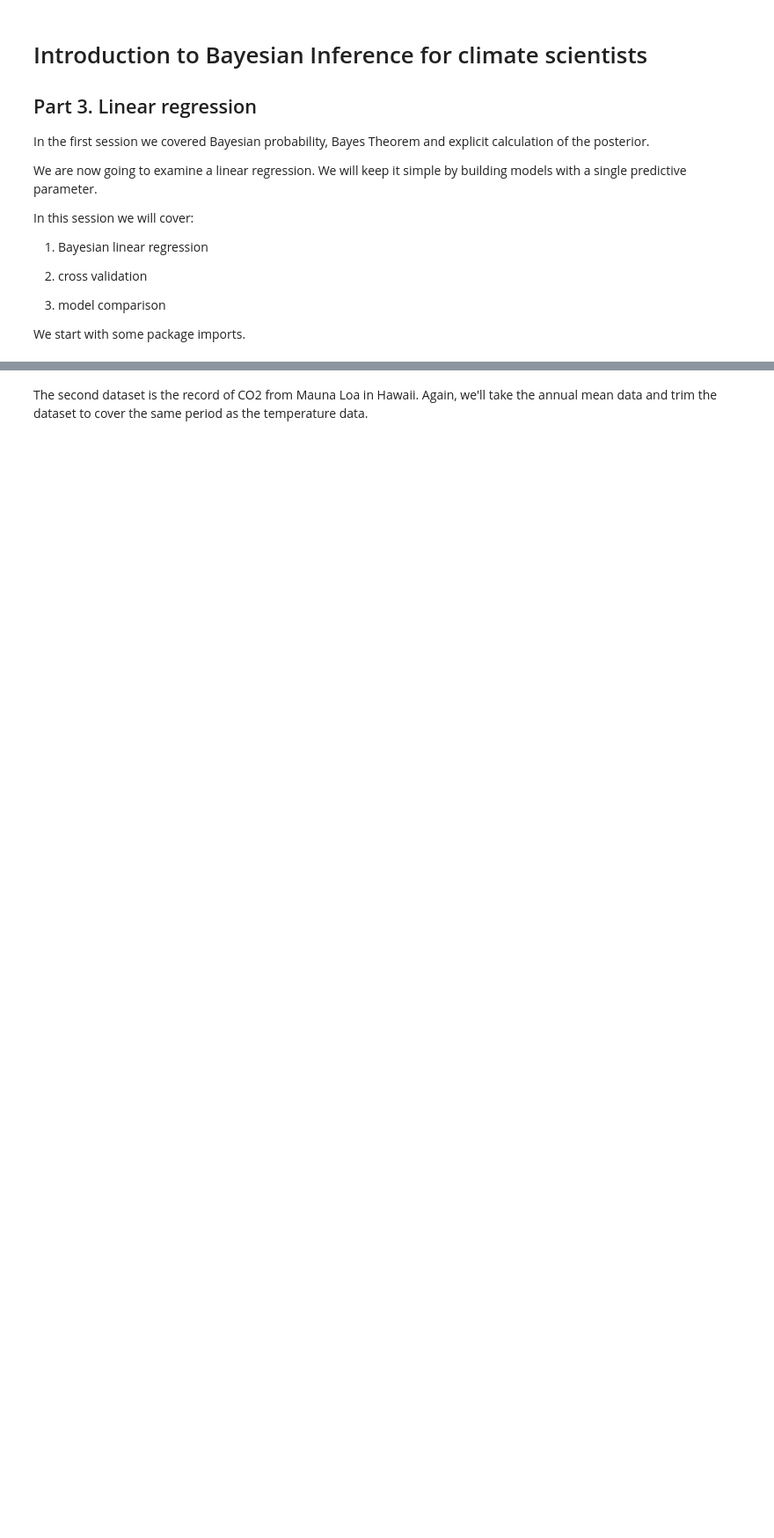
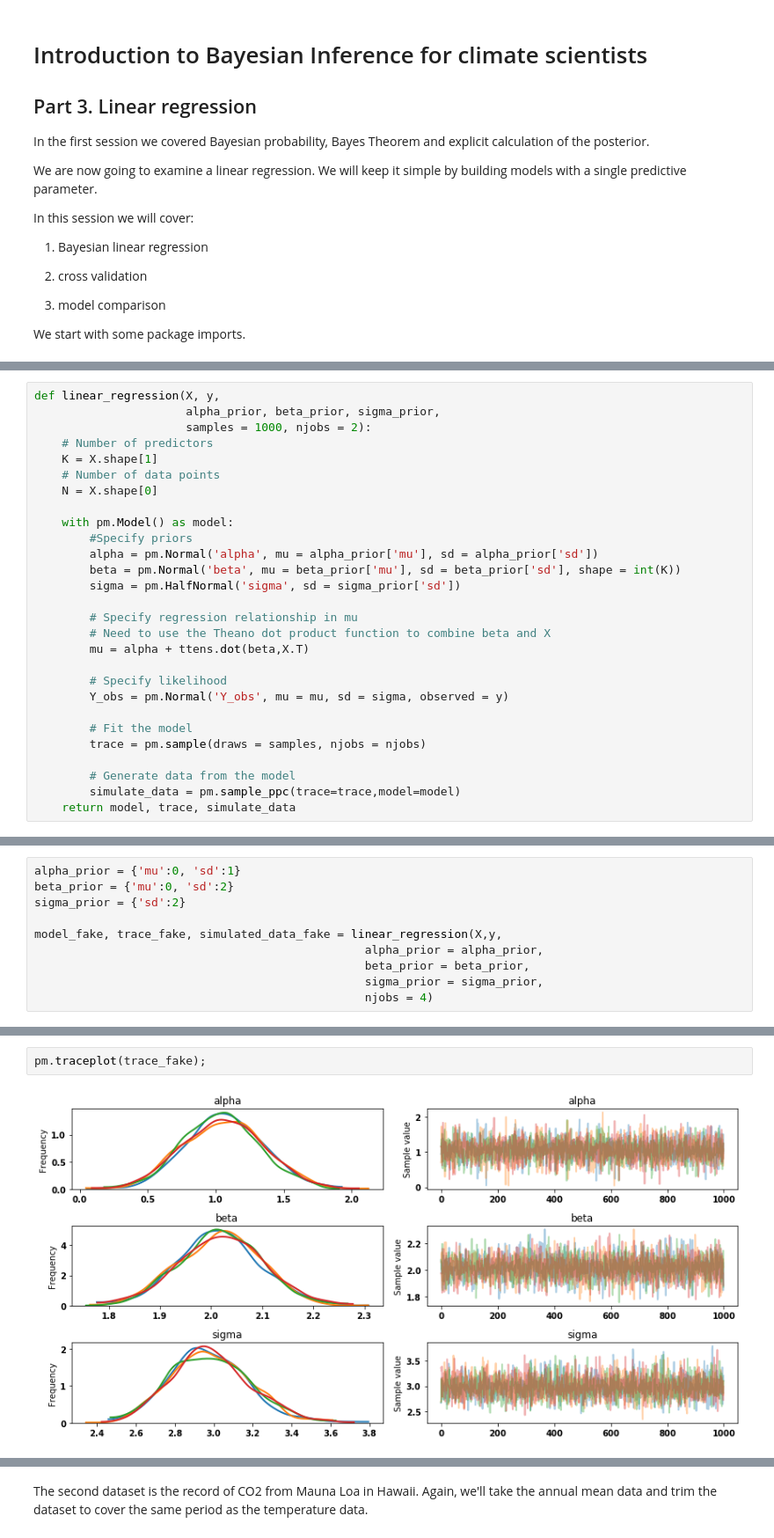
Before and after one commit to braaannigan/bayesian_intro, a Jupyter notebook: _03_regression.ipynb, the cells around one changed output, grey strips where cells are left out. Shown at 88% size. Saved outputs shown, nothing was run; the diff lists cells and outputs as text; blank space fills up the shorter version.

```diff
--- a/_03_regression.ipynb
+++ b/_03_regression.ipynb
@@ -39,0 +108,28 @@ hv.notebook_extension('bokeh')
+# %%
+def linear_regression(X, y,
+                      alpha_prior, beta_prior, sigma_prior,
+                      samples = 1000, njobs = 2):
+    # Number of predictors
+    K = X.shape[1]
+    # Number of data points
+    N = X.shape[0]
+
+    with pm.Model() as model:
+        #Specify priors
+        alpha = pm.Normal('alpha', mu = alpha_prior['mu'], sd = alpha_prior['sd'])
+        beta = pm.Normal('beta', mu = beta_prior['mu'], sd = beta_prior['sd'], shape = int(K))
+        sigma = pm.HalfNormal('sigma', sd = sigma_prior['sd'])
+
+        # Specify regression relationship in mu
+        # Need to use the Theano dot product function to combine beta and X
+        mu = alpha + ttens.dot(beta,X.T)
+
+        # Specify likelihood
+        Y_obs = pm.Normal('Y_obs', mu = mu, sd = sigma, observed = y)
+
+        # Fit the model
+        trace = pm.sample(draws = samples, njobs = njobs)
+
+        # Generate data from the model
+        simulate_data = pm.sample_ppc(trace=trace,model=model)
+    return model, trace, simulate_data
@@ -39,0 +140,10 @@ hv.notebook_extension('bokeh')
+# %%
+alpha_prior = {'mu':0, 'sd':1}
+beta_prior = {'mu':0, 'sd':2}
+sigma_prior = {'sd':2}
+
+model_fake, trace_fake, simulated_data_fake = linear_regression(X,y,
+                                                alpha_prior = alpha_prior,
+                                                beta_prior = beta_prior,
+                                                sigma_prior = sigma_prior,
+                                                njobs = 4)
@@ -39,0 +177,4 @@ hv.notebook_extension('bokeh')
+# %%
+pm.traceplot(trace_fake);
+# %% [output]
+[figure, added]
```
Also changed, not shown: parts of 30 cells of this notebook, 1 other file.
